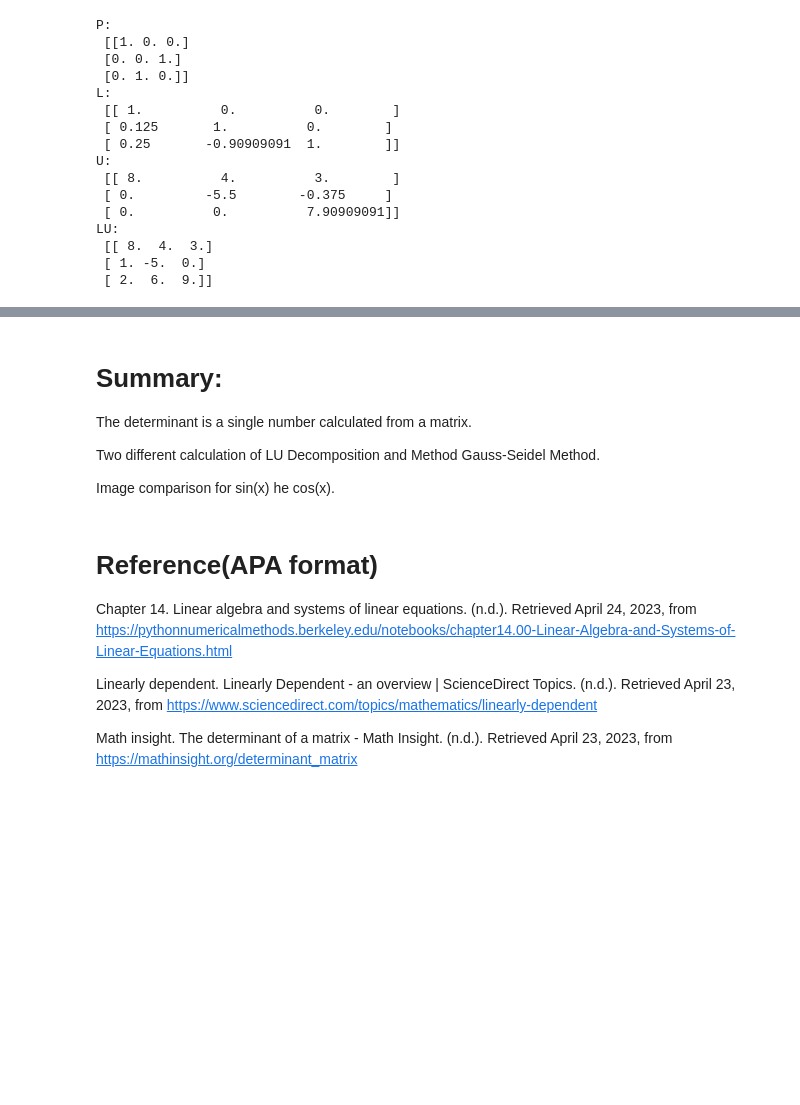
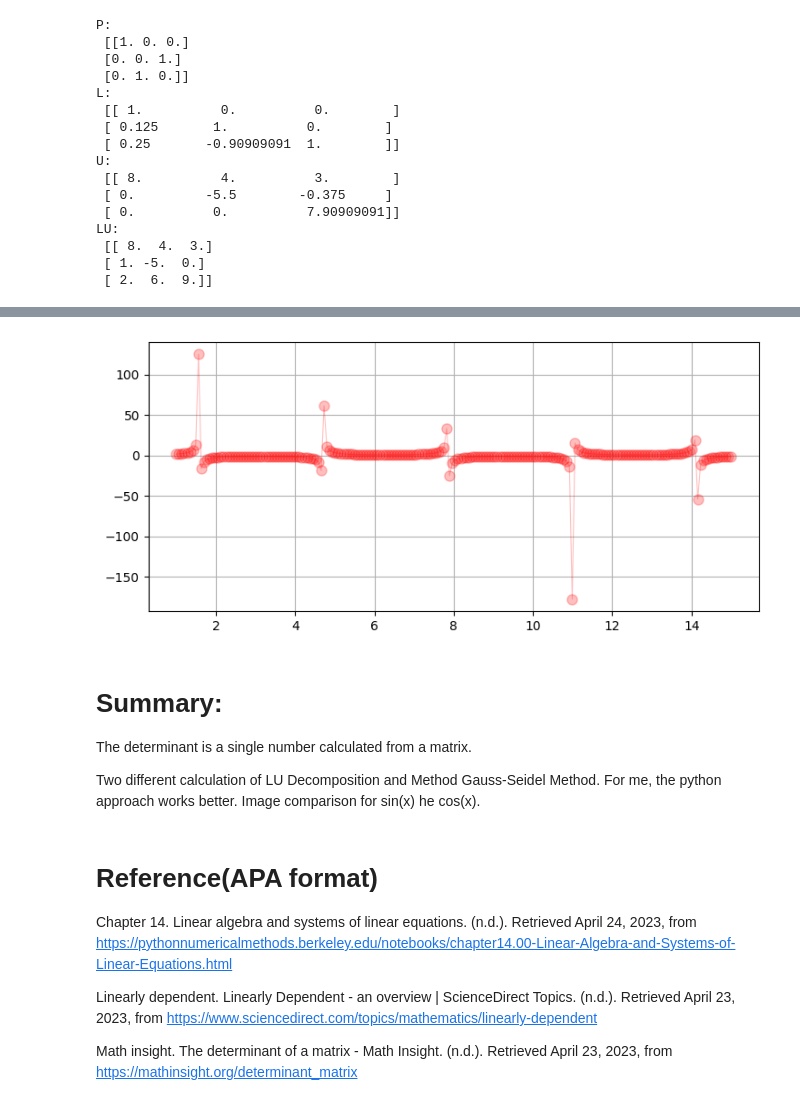
Before and after one commit to xwang579/Mat421, a Jupyter notebook: Final.ipynb, the cells around one changed output, grey strips where cells are left out. Cells and saved outputs as stored; diff of their text form; code cells hidden in the pictures; blank space fills up the shorter version.

```diff
--- a/Final.ipynb
+++ b/Final.ipynb
@@ -387,9 +406,19 @@ plt.show()
+# %%
+
+x_data = np.linspace(1, 15, 200)
+y_data = 1/(np.cos(x_data))
+plt.plot(x_data, y_data, c='red', marker='o', alpha=.25, ms=8, lw=0.8)
+plt.grid()
+plt.show()
+#this is a graph of 1/cos(x)
+# %% [output]
+[figure, added]
 # %% [markdown]
 # Summary:
 The determinant is a single number calculated from a matrix.
 
 Two different calculation of LU Decomposition and Method Gauss-Seidel Method.
-
+For me, the python approach works better.
 Image comparison for sin(x) he cos(x).
 # %% [markdown]
 # **Reference**(APA format)
```
Also changed, not shown: parts of 17 cells of this notebook.
